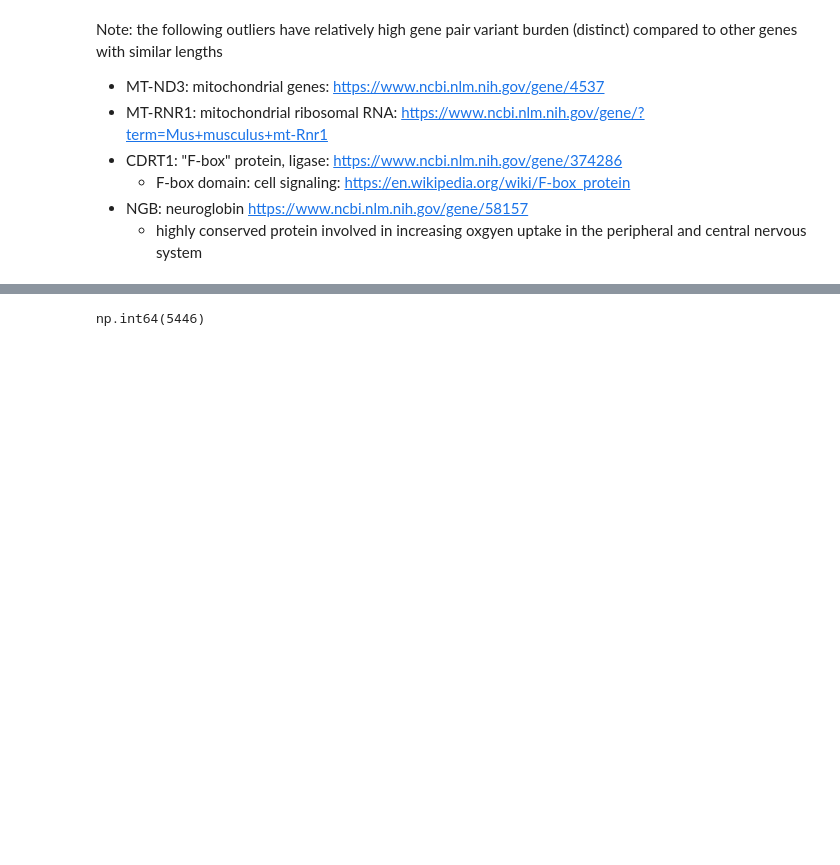
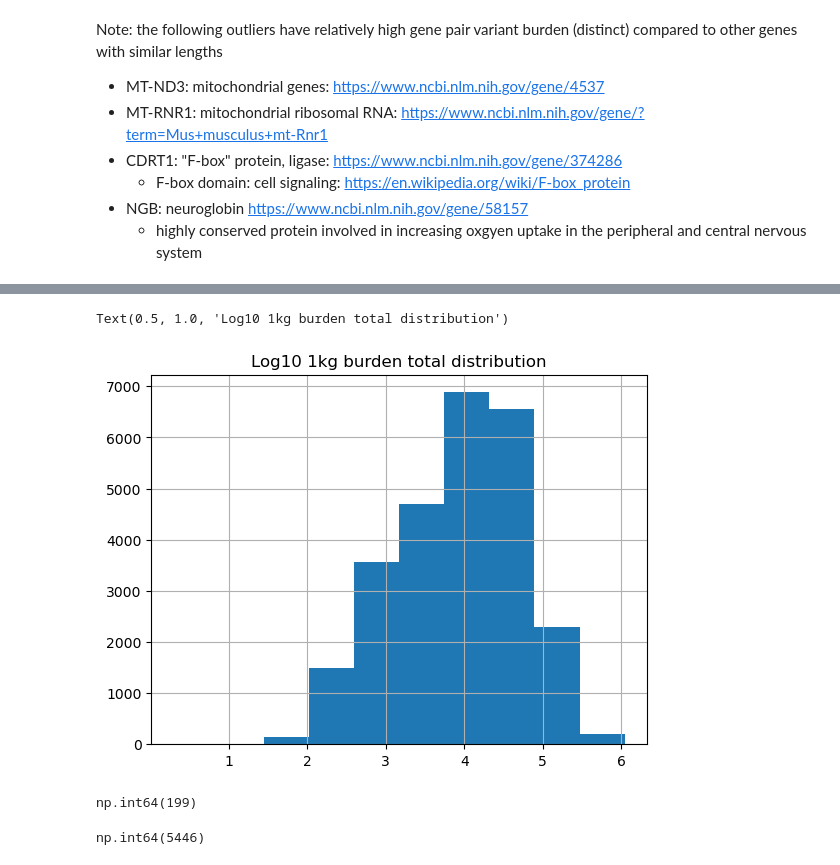
Before and after one commit to jakekrol/genefusion, a Jupyter notebook: scripts/python/prostate_analysis.ipynb, the cells around one changed output, grey strips where cells are left out. Cells and saved outputs as stored; diff of their text form; code cells hidden in the pictures; blank space fills up the shorter version.

```diff
--- a/scripts/python/prostate_analysis.ipynb
+++ b/scripts/python/prostate_analysis.ipynb
@@ -1063,3 +1097,18 @@ H.head()
+# %%
+df_1kg_burd_tot['log_count'].hist()
+plt.title('Log10 1kg burden total distribution')
+# %% [output]
+Text(0.5, 1.0, 'Log10 1kg burden total distribution')
+[figure, added]
+# %%
+def lookup_total(df_burd_tot, gene, log = False):
+    if log:
+        return df_burd_tot[df_burd_tot['gene'] == gene]['log_count'].values[0]
+    else:
+        return df_burd_tot[df_burd_tot['gene'] == gene]['count'].values[0]
+lookup_total(df_1kg_burd_tot, '7SK')
+# %% [output]
+np.int64(199)
 # %%
 # n targets with position greater than source (source is left interval)
 s_row = H.loc['A1BG',:].sum()
```
Also changed, not shown: parts of 57 cells of this notebook.
